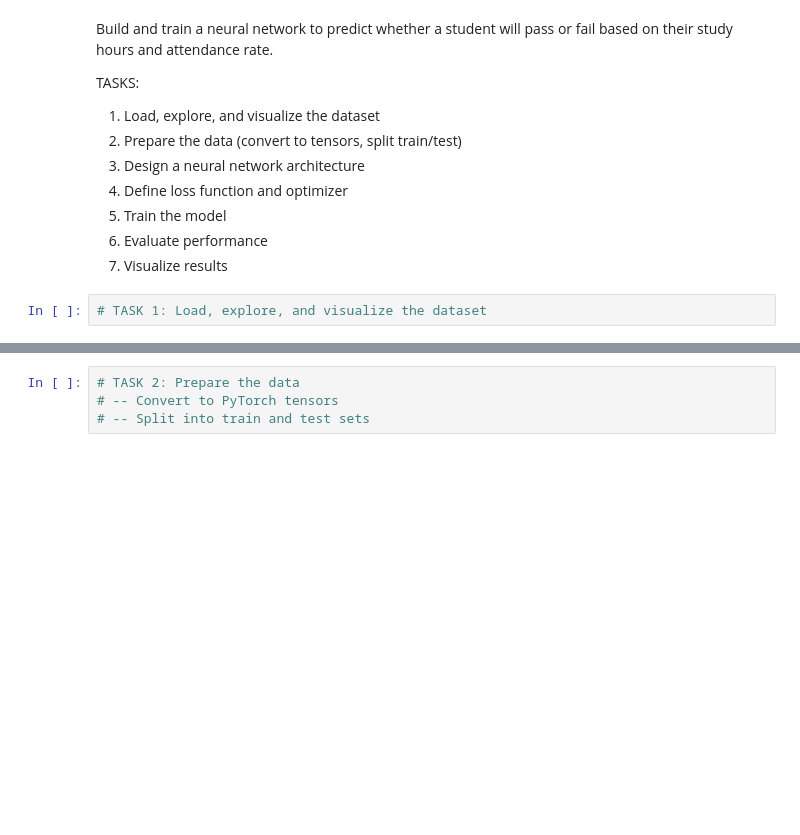
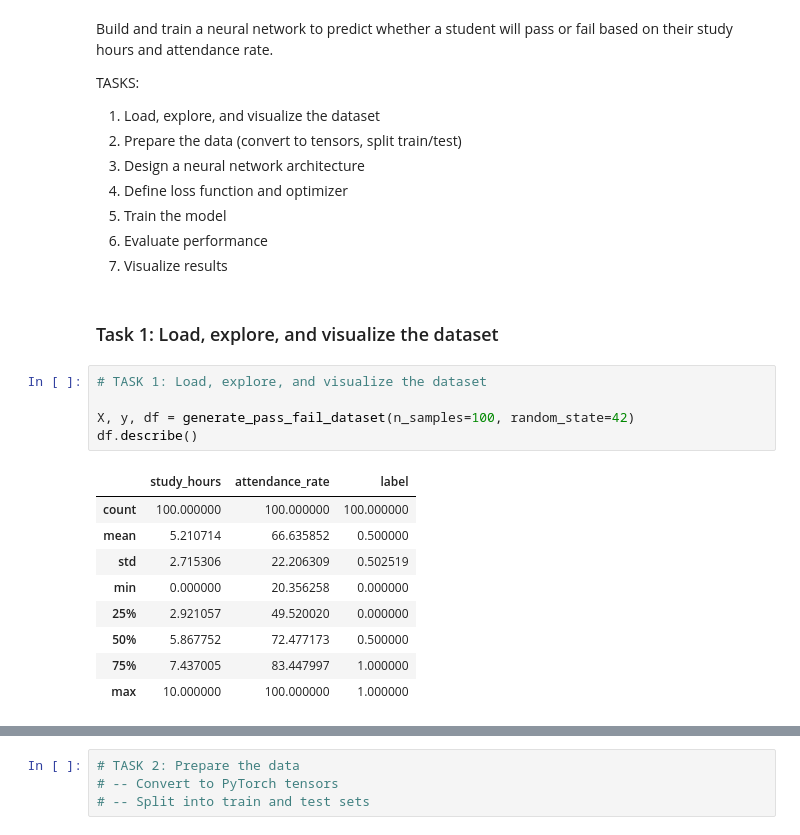
Before and after one commit to bbeecue/csc173_activity02_belvis, a Jupyter notebook: CSC173_Activity02_Belvis_Febe.ipynb, the cells around one changed output, grey strips where cells are left out. Saved outputs shown, nothing was run; the diff lists cells and outputs as text; blank space fills up the shorter version.

```diff
--- a/CSC173_Activity02_Belvis_Febe.ipynb
+++ b/CSC173_Activity02_Belvis_Febe.ipynb
@@ -351,5 +351,20 @@ TASKS:
 5. Train the model
 6. Evaluate performance
 7. Visualize results
+# %% [markdown]
+### Task 1: Load, explore, and visualize the dataset
 # %%
 # TASK 1: Load, explore, and visualize the dataset
+
+X, y, df = generate_pass_fail_dataset(n_samples=100, random_state=42)
+df.describe()
+# %% [output]
+|  | study_hours | attendance_rate | label |
+| count | 100.000000 | 100.000000 | 100.000000 |
+| mean | 5.210714 | 66.635852 | 0.500000 |
+| std | 2.715306 | 22.206309 | 0.502519 |
+| min | 0.000000 | 20.356258 | 0.000000 |
+| 25% | 2.921057 | 49.520020 | 0.000000 |
+| 50% | 5.867752 | 72.477173 | 0.500000 |
+| 75% | 7.437005 | 83.447997 | 1.000000 |
+| max | 10.000000 | 100.000000 | 1.000000 |
```
Also changed, not shown: parts of 2 cells of this notebook.
